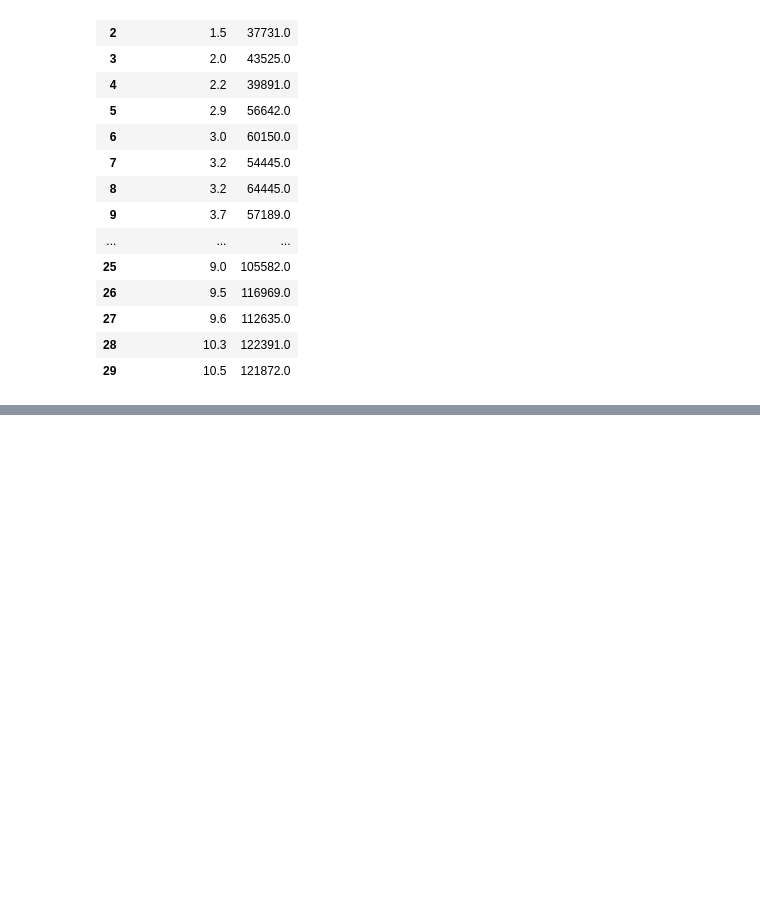
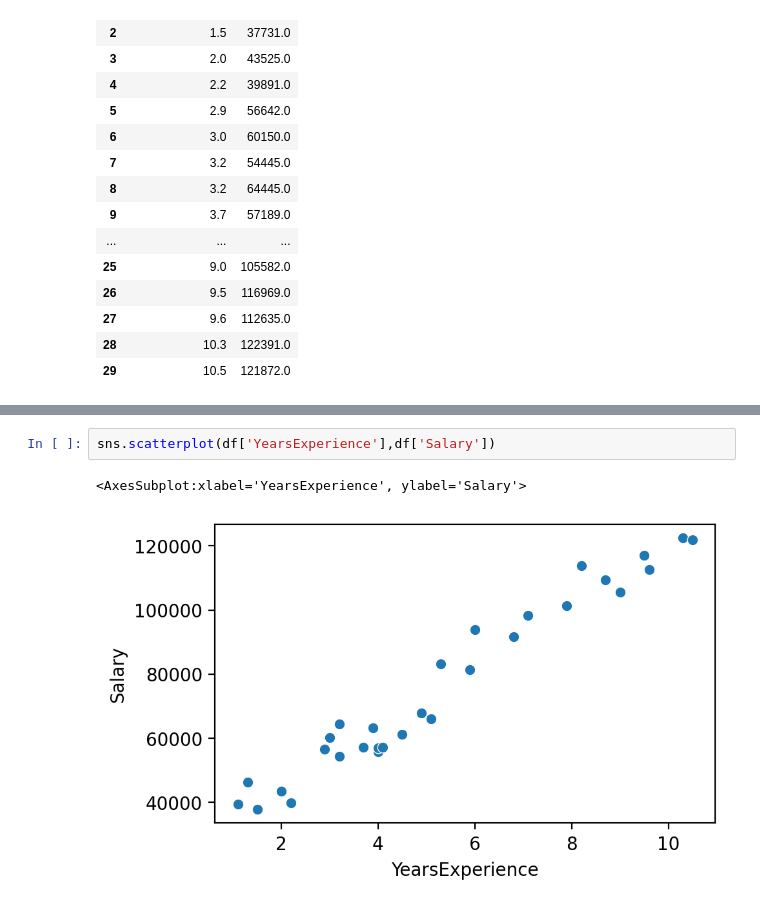
Before and after one commit to kunal-mallick/Data-Science-Assignments, a Jupyter notebook: 04_Simple Linear Regression/Code/Q2.ipynb, the cells around one changed output, grey strips where cells are left out. Drawn from its saved outputs; the diff is of its cells as text; blank space fills up the shorter version.

```diff
--- a/04_Simple Linear Regression/Code/Q2.ipynb
+++ b/04_Simple Linear Regression/Code/Q2.ipynb
@@ -38,0 +90,5 @@ df
+# %%
+sns.scatterplot(df['YearsExperience'],df['Salary'])
+# %% [output]
+<AxesSubplot:xlabel='YearsExperience', ylabel='Salary'>
+[figure, added]
```
Also changed, not shown: parts of 40 cells of this notebook.
